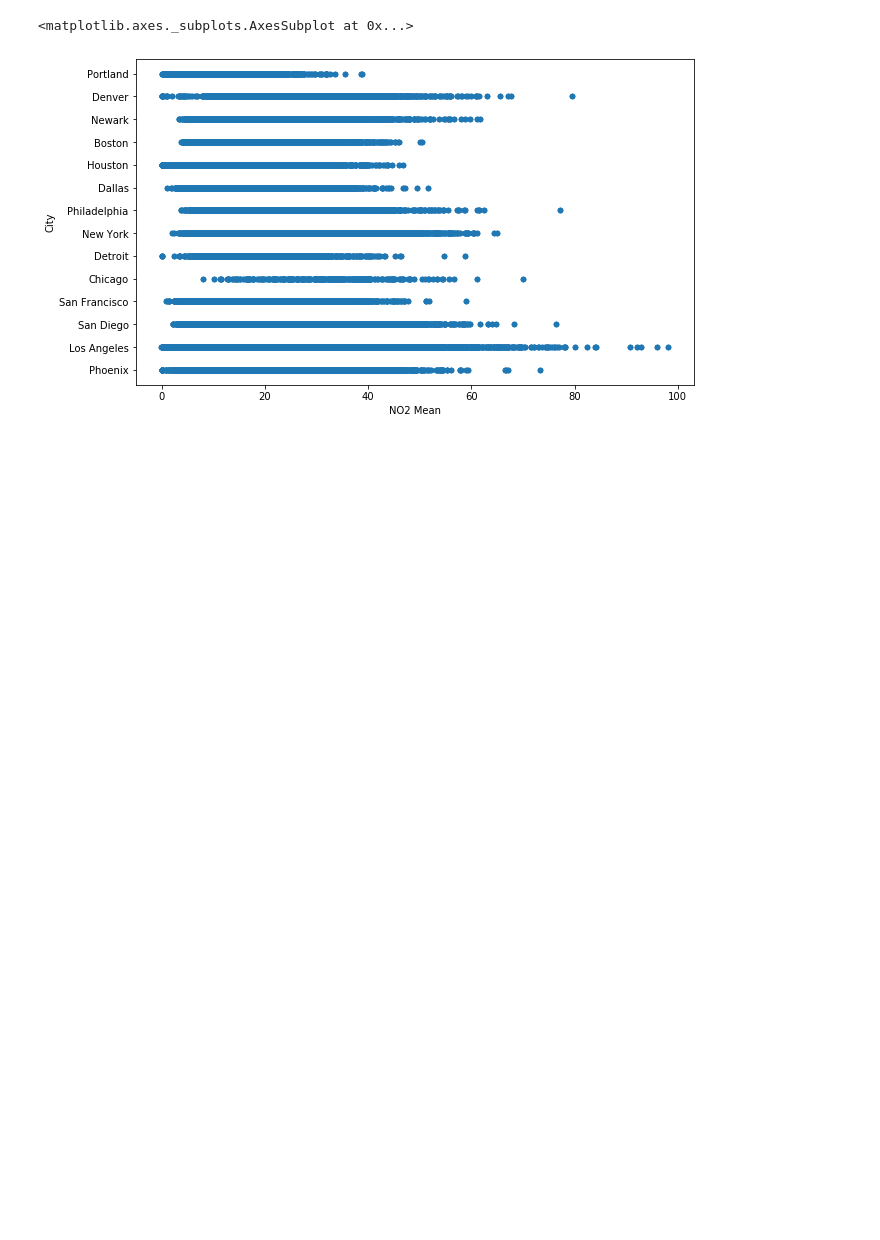
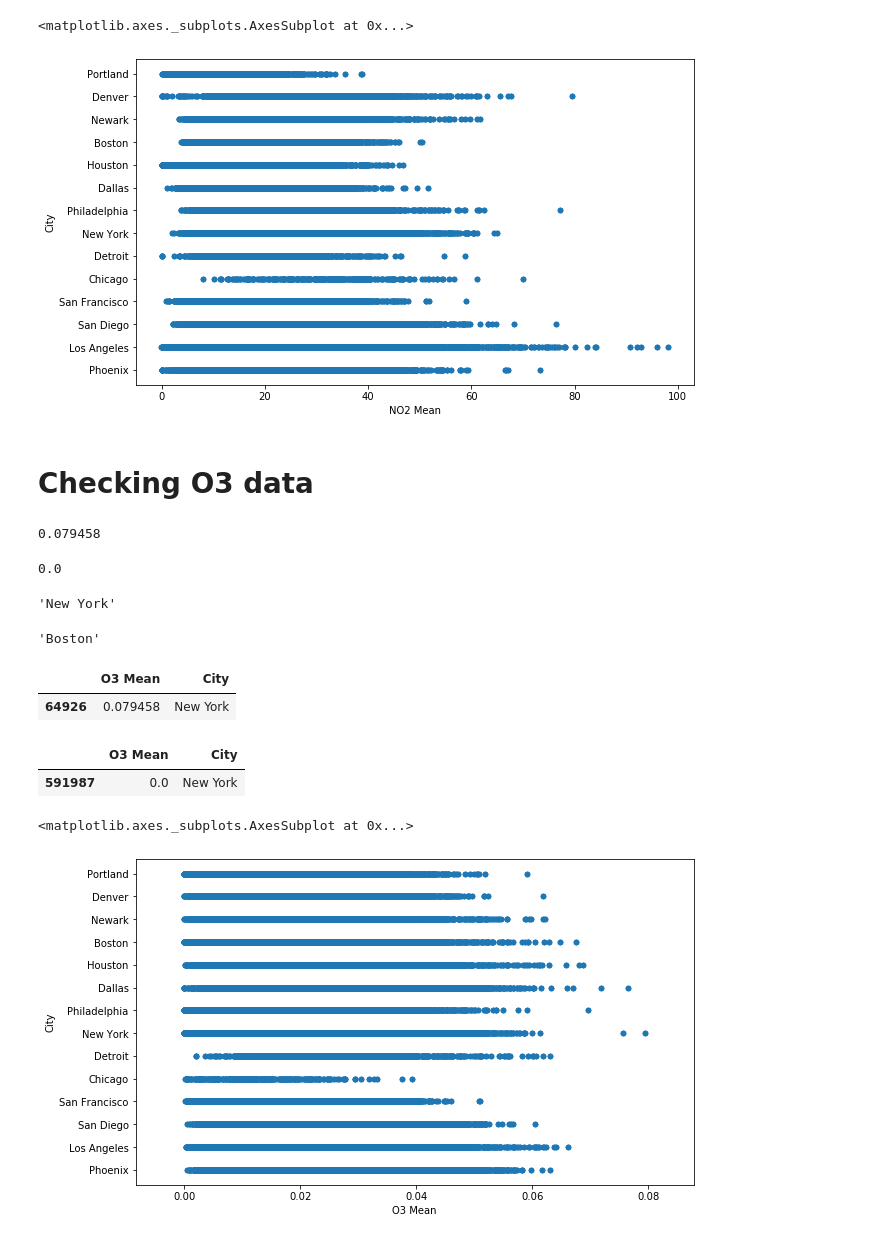
Before and after one commit to mehertech55/Climate-Change-Analysis, a Jupyter notebook: pollution_data_analysis.ipynb, the cells around one changed output. Cells and saved outputs as stored; diff of their text form; code cells hidden in the pictures; blank space fills up the shorter version.

```diff
--- a/pollution_data_analysis.ipynb
+++ b/pollution_data_analysis.ipynb
@@ -4,7 +4,7 @@
 import pandas as pd
 import numpy as np
 # %%
-data = pd.read_csv('pollution_us_2000_2016.csv')
+data = pd.read_csv('data/pollution_us_2000_2016.csv')
 # %%
 data.shape
 # %% [output]
@@ -167,3 +172,42 @@ data.plot(kind='scatter', x='NO2 Mean', y='City', figsize=(10,6))
 # %% [output]
 <matplotlib.axes._subplots.AxesSubplot at 0x...>
 [figure]
+# %% [markdown]
+<h1>Checking O3 data</h1>
+# %%
+o3_max = data['O3 Mean'].max()
+o3_max
+# %% [output]
+0.079458
+# %%
+o3_min = data['O3 Mean'].min()
+o3_min
+# %% [output]
+0.0
+# %%
+o3_max = data.loc[data['O3 Mean'] == data['O3 Mean'].max(), 'City']
+o3_max.get(o3_max.index[0])
+# %% [output]
+'New York'
+# %%
+o3_min = data.loc[data['O3 Mean'] == data['O3 Mean'].min(), 'City']
+o3_min.get(o3_min.index[0])
+# %% [output]
+'Boston'
+# %%
+data_in_order_o3 = data[['O3 Mean', 'City']].sort_values(by='O3 Mean', ascending=False)
+data_in_order_o3.head(1)
+# %% [output]
+|  | O3 Mean | City |
+| 64926 | 0.079458 | New York |
+# %%
+data_in_order_o3 = data[['O3 Mean', 'City']].sort_values(by='O3 Mean', ascending=False)
+data_in_order_o3.tail(1)
+# %% [output]
+|  | O3 Mean | City |
+| 591987 | 0.0 | New York |
+# %%
+data.plot(kind='scatter', x='O3 Mean', y='City', figsize=(10,6))
+# %% [output]
+<matplotlib.axes._subplots.AxesSubplot at 0x...>
+[figure, added]
```
Also changed, not shown: parts of 17 cells of this notebook, 1 other file.
